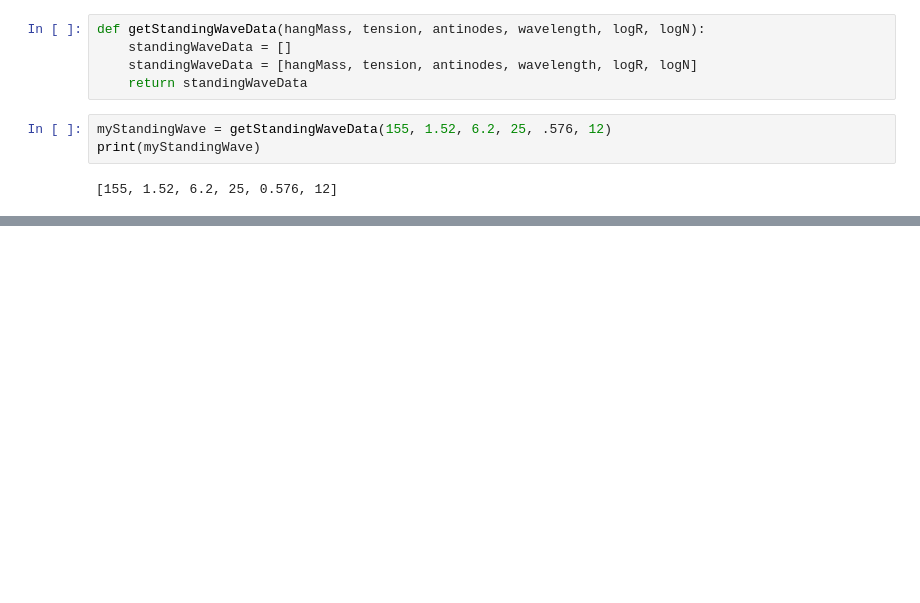
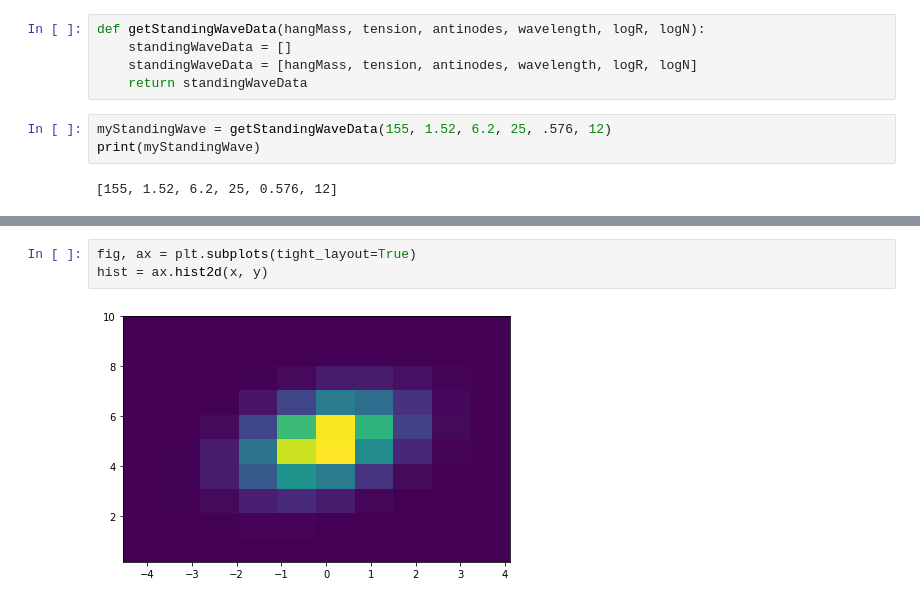
Before and after one commit to gorbulus/DS_Playbook, a Jupyter notebook: Matplotlib.ipynb, the cells around one changed output, grey strips where cells are left out. Drawn from its saved outputs; the diff is of its cells as text; blank space fills up the shorter version.

```diff
--- a/Matplotlib.ipynb
+++ b/Matplotlib.ipynb
@@ -218,0 +275,5 @@ plt.show()
+# %%
+fig, ax = plt.subplots(tight_layout=True)
+hist = ax.hist2d(x, y)
+# %% [output]
+[figure, added]
```
Also changed, not shown: parts of 5 cells of this notebook.
